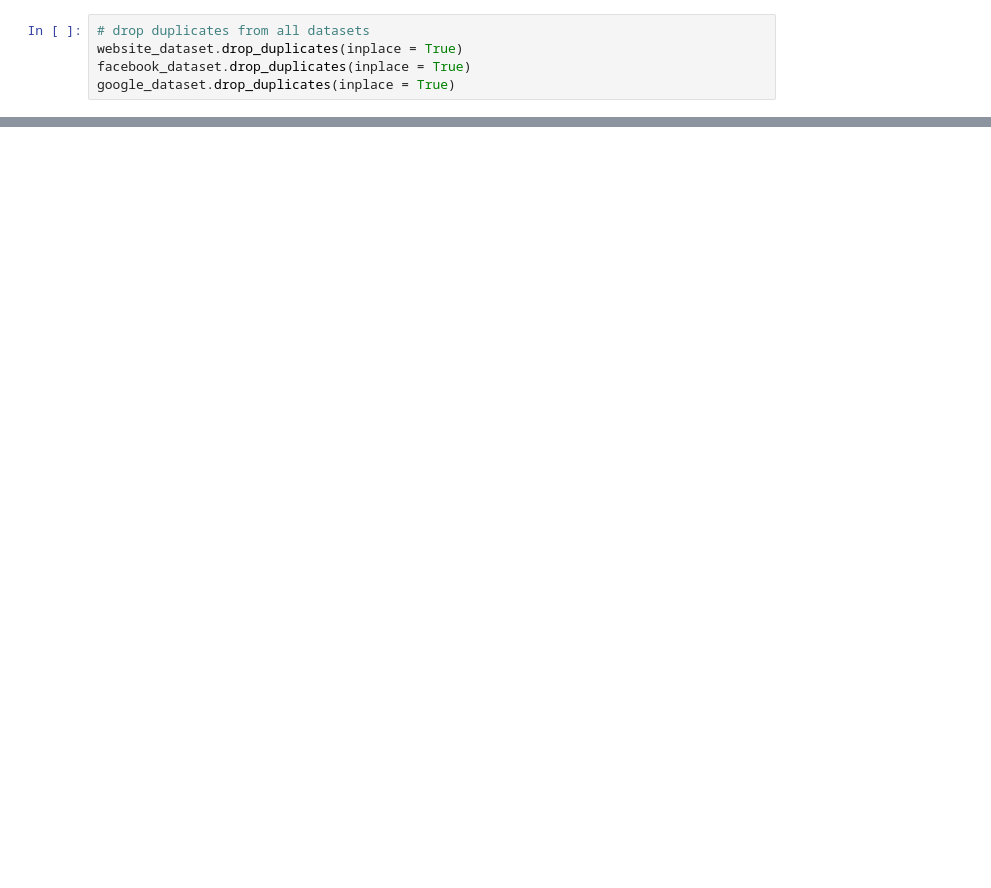
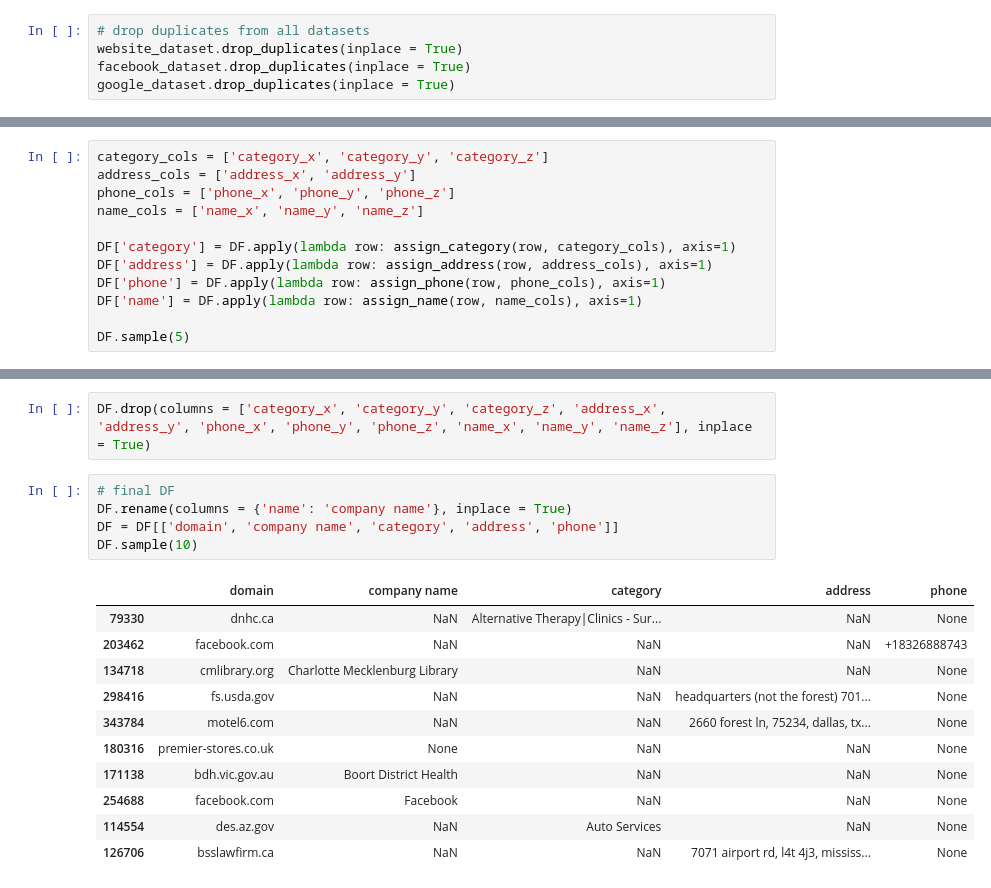
Before and after one commit to marius2347/Datasets-Join-for-Deeptech-Engineer-Intern-Challenge-in-Python, a Jupyter notebook: challenge.ipynb, the cells around one changed output, grey strips where cells are left out. Cells and saved outputs as stored; diff of their text form; blank space fills up the shorter version.

```diff
--- a/challenge.ipynb
+++ b/challenge.ipynb
@@ -247,0 +380,12 @@ DF.sample(10)
+# %%
+category_cols = ['category_x', 'category_y', 'category_z']
+address_cols = ['address_x', 'address_y']
+phone_cols = ['phone_x', 'phone_y', 'phone_z']
+name_cols = ['name_x', 'name_y', 'name_z']
+
+DF['category'] = DF.apply(lambda row: assign_category(row, category_cols), axis=1)
+DF['address'] = DF.apply(lambda row: assign_address(row, address_cols), axis=1)
+DF['phone'] = DF.apply(lambda row: assign_phone(row, phone_cols), axis=1)
+DF['name'] = DF.apply(lambda row: assign_name(row, name_cols), axis=1)
+
+DF.sample(5)
@@ -247,0 +399,19 @@ DF.sample(10)
+# %%
+DF.drop(columns = ['category_x', 'category_y', 'category_z', 'address_x', 'address_y', 'phone_x', 'phone_y', 'phone_z', 'name_x', 'name_y', 'name_z'], inplace = True)
+# %%
+# final DF
+DF.rename(columns = {'name': 'company name'}, inplace = True)
+DF = DF[['domain', 'company name', 'category', 'address', 'phone']]
+DF.sample(10)
+# %% [output]
+|  | domain | company name | category | address | phone |
+| 79330 | dnhc.ca | NaN | Alternative Therapy|Clinics - Sur... | NaN | None |
+| 203462 | facebook.com | NaN | NaN | NaN | +18326888743 |
+| 134718 | cmlibrary.org | Charlotte Mecklenburg Library | NaN | NaN | None |
+| 298416 | fs.usda.gov | NaN | NaN | headquarters (not the forest) 701... | None |
+| 343784 | motel6.com | NaN | NaN | 2660 forest ln, 75234, dallas, tx... | None |
+| 180316 | premier-stores.co.uk | None | NaN | NaN | None |
+| 171138 | bdh.vic.gov.au | Boort District Health | NaN | NaN | None |
+| 254688 | facebook.com | Facebook | NaN | NaN | None |
+| 114554 | des.az.gov | NaN | Auto Services | NaN | None |
+| 126706 | bsslawfirm.ca | NaN | NaN | 7071 airport rd, l4t 4j3, mississ... | None |
```
Also changed, not shown: parts of 13 cells of this notebook.
